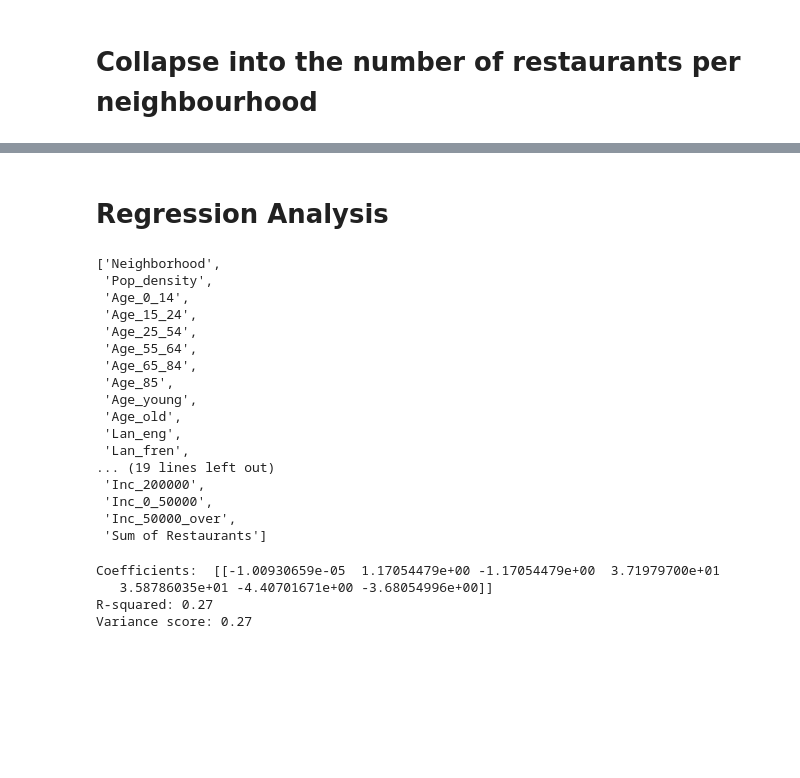
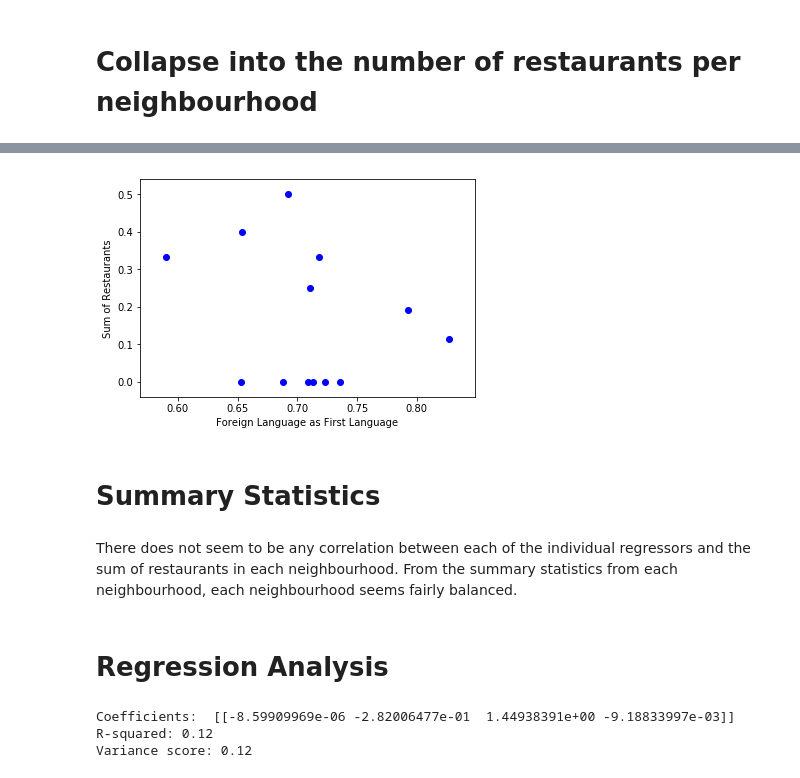
Before and after one commit to mellysiq/Coursera_Capstone, a Jupyter notebook: Coursera Capstone.ipynb, the cells around one changed output, grey strips where cells are left out. Saved outputs shown, nothing was run; the diff lists cells and outputs as text; code cells hidden in the pictures; blank space fills up the shorter version.

```diff
--- a/Coursera Capstone.ipynb
+++ b/Coursera Capstone.ipynb
@@ -247,30 +320,21 @@ df_combined.head()
+# %%
+plt.scatter(df_combined.Age_young, df_combined.Sum,  color='blue')
+plt.xlabel("Foreign Language as First Language")
+plt.ylabel("Sum of Restaurants")
+plt.show()
+# %% [output]
+[figure, added]
+# %% [markdown]
+# Summary Statistics
+# %% [markdown]
+There does not seem to be any correlation between each of the individual regressors and the sum of restaurants in each neighbourhood. From the summary statistics from each neighbourhood, each neighbourhood seems fairly balanced.
 # %% [markdown]
 # Regression Analysis
-# %%
-list(df_combined.columns)
-# %% [output]
-['Neighborhood',
- 'Pop_density',
- 'Age_0_14',
- 'Age_15_24',
- 'Age_25_54',
- 'Age_55_64',
- 'Age_65_84',
- 'Age_85',
- 'Age_young',
- 'Age_old',
- 'Lan_eng',
- 'Lan_fren',
-... (19 lines left out)
- 'Inc_200000',
- 'Inc_0_50000',
- 'Inc_50000_over',
- 'Sum of Restaurants']
 # %%
 # Regress number of restaurants on population density, age dummies, language dummies and income dummies
 regr = linear_model.LinearRegression()
-x = np.asanyarray(df_combined[['Pop_density','Age_young','Age_old','Lang_native','Lang_foreign','Inc_0_50000', 'Inc_50000_over']])
-y = np.asanyarray(df_combined[['Sum of Restaurants']])
+x = np.asanyarray(df_combined[['Pop_density','Age_young','Lang_foreign', 'Inc_50000_over']])
+y = np.asanyarray(df_combined[['Sum']])
 
 regr.fit (x, y)
 
@@ -278,14 +342,13 @@ regr.fit (x, y)
 print ('Coefficients: ', regr.coef_)
 
 # Model Evaluation
-y_hat= regr.predict(df_combined[['Pop_density','Age_young','Age_old','Lang_native','Lang_foreign','Inc_0_50000', 'Inc_50000_over']])
+y_hat= regr.predict(df_combined[['Pop_density','Age_young','Lang_foreign', 'Inc_50000_over']])
 r2 = metrics.r2_score(y, y_hat)
 
 # Explained variance score: 1 is perfect prediction
 print('R-squared: %.2f' % r2)
 print('Variance score: %.2f' % regr.score(x, y))
 # %% [output]
-Coefficients:  [[-1.00930659e-05  1.17054479e+00 -1.17054479e+00  3.71979700e+01
-   3.58786035e+01 -4.40701671e+00 -3.68054996e+00]]
-R-squared: 0.27
-Variance score: 0.27
+Coefficients:  [[-8.59909969e-06 -2.82006477e-01  1.44938391e+00 -9.18833997e-03]]
+R-squared: 0.12
+Variance score: 0.12
```
Also changed, not shown: parts of 18 cells of this notebook.
